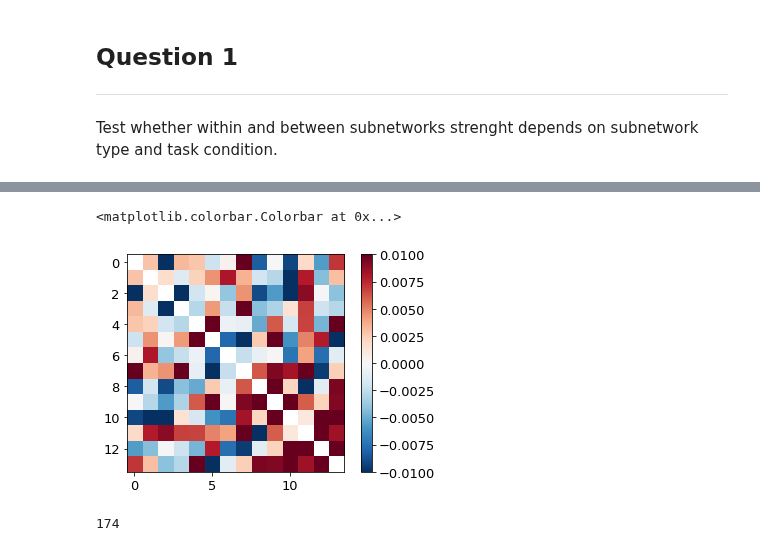
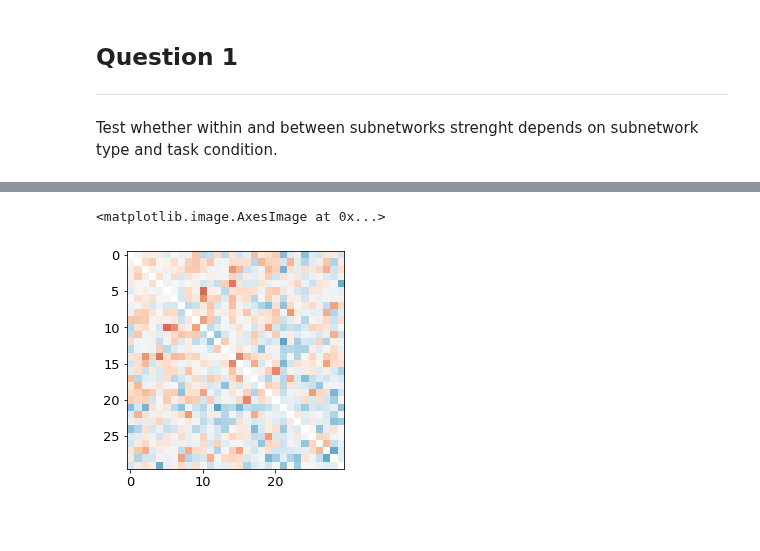
Before and after one commit to kbonna/decidenet, a Jupyter notebook: connectivity_analysis/ppi/dn_pp_02_analysis_customROI.ipynb, the cells around one changed output, grey strips where cells are left out. Cells and saved outputs as stored; diff of their text form; code cells hidden in the pictures; blank space fills up the shorter version.

```diff
--- a/connectivity_analysis/ppi/dn_pp_02_analysis_customROI.ipynb
+++ b/connectivity_analysis/ppi/dn_pp_02_analysis_customROI.ipynb
@@ -67,16 +80,19 @@ dirname_load = '_'.join([
     f'tpsycho-{int(t_event_psycho * 1000)}',
     f'tppi-{int(t_event_ppi * 1000)}',
     f'nRegs-{n_regs}',
-    flags
 ])
+dirname_load = dirname_load + '_' + flags if flags else dirname_load
 
 # PPI model regressors information
-path_data = os.path.join(path_betamats_custom_roi, dirname_load,
-                         'options_betamats.json')
+path_data = join(path_betamats, atlas_name, dirname_load, 'options_betamats.json')
 with open(path_data, 'r') as f:
     options_betamats = json.loads(f.read())
 
+beta_names = options_betamats['regressors_save']
+beta_idx = beta_names.index(options['regressor_name'])
+n_regressors = len(beta_names)
+n_rois, n_nets = len(df_roi), len(network_names)
 
-beta_names = options_betamats['regressors_save']
-n_regressors = len(beta_names)
-beta_idx = beta_names.index(options['regressor_name'])
+print(f'Parcellation used:\n\t• {atlas_name} ({n_rois} ROIs / {n_nets} networks)')
+print(f'Betamats are available for {n_regressors} regressors:\n\t• {beta_names}')
+print(f'Analyzing regressor:\n\t• {beta_names[beta_idx]}')
@@ -103,10 +146,8 @@ for con, con_name in enumerate(meta['dim2']):
     for sub, sub_name in enumerate(meta['dim1']):
 
         beta_mats_fname = f'sub-{sub_name}_task-{con_name}_betamats.npy'
-        beta_mats = np.load(os.path.join(path_betamats_custom_roi,
-                                         dirname_load,
-                                         beta_mats_fname))
-
+        beta_mats = np.load(join(path_betamats, atlas_name, dirname_load,
+                                 beta_mats_fname))
         beta_mats_agg[sub, con] = beta_mats
 
         # Apply transformations
@@ -128,10 +169,10 @@ for con, con_name in enumerate(meta['dim2']):
         beta_mats_agg_trans[sub, con] = beta_mats_trans
 
 # Calculate network-level mean values (for transformed beta_mats)
-for i, net_i in enumerate(['perr_inc', 'perr_dec']):
-    for j, net_j in enumerate(['perr_inc', 'perr_dec']):
-        net_i_idx = df_custom[df_custom['netName'] == net_i].index
-        net_j_idx = df_custom[df_custom['netName'] == net_j].index
+for i, net_i in enumerate(network_names):
+    for j, net_j in enumerate(network_names):
+        net_i_idx = df_roi[df_roi['netName'] == net_i].index
+        net_j_idx = df_roi[df_roi['netName'] == net_j].index
         nets_mats_agg_trans[:, :, :, i, j] = np.nanmean(
             beta_mats_agg_trans[:, :, :, net_i_idx, :][:, :, :, :, net_j_idx],
             axis=(-1, -2))
@@ -142,13 +183,13 @@ beta_mats_agg_trans = beta_mats_agg_trans[ok_index]
 nets_mats_agg_trans = nets_mats_agg_trans[ok_index]
 
 # Save to MATLAB file for further NBS use
-path_nbs = os.path.join(path_betamats_custom_roi, dirname_load, 'nbs')
+path_nbs = join(path_betamats, atlas_name, dirname_load, 'nbs')
 Path(path_nbs).mkdir(exist_ok=True)
 nbs_beta_mats = np.concatenate((beta_mats_agg_trans[:, 0, beta_idx, :, :],
                                 beta_mats_agg_trans[:, 1, beta_idx, :, :]),
                                axis=0)
 nbs_beta_mats = np.transpose(nbs_beta_mats, axes=[1, 2, 0])
-savemat(os.path.join(path_nbs, 'nbs_betamats.mat'),
+savemat(join(path_nbs, 'nbs_betamats.mat'),
         {'nbs_beta_mats': nbs_beta_mats})
 
 print('beta_mats_agg_trans.shape:', beta_mats_agg_trans.shape)
@@ -209,13 +298,5 @@ df_anova
 # %%
-mean_rew = np.mean(beta_mats_agg_trans[:, 0, beta_idx, :, :], axis=0)
-mean_pun = np.mean(beta_mats_agg_trans[:, 1, beta_idx, :, :], axis=0)
-
-plt.imshow(mean_pun, clim=[-0.01, 0.01], cmap='RdBu_r')
-plt.colorbar()
+plt.imshow(np.mean(beta_mats_agg_trans[:, 1, beta_idx], axis=0), clim=[-1, 1], cmap='RdBu_r')
 # %% [output]
-<matplotlib.colorbar.Colorbar at 0x...>
+<matplotlib.image.AxesImage at 0x...>
-[figure, old version]
+[figure, new version]
-# %%
-len(df)
-# %% [output]
-174
```
Also changed, not shown: parts of 11 cells of this notebook, 10 other files.
